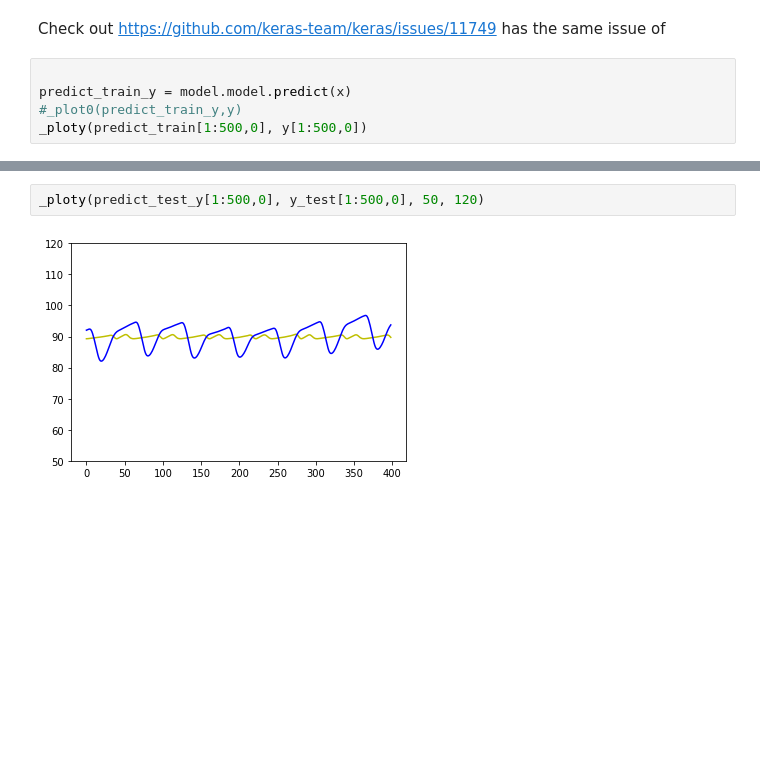
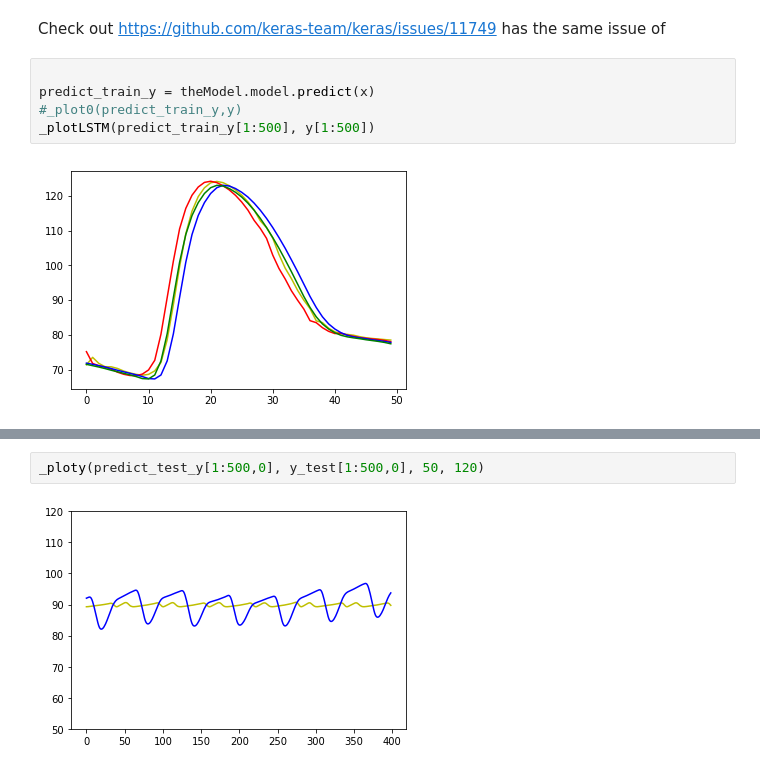
Before and after one commit to hossein20s/Average_Blood_Pressure_estimation, a Jupyter notebook: PPG2BloodPressure.ipynb, the cells around one changed output, grey strips where cells are left out. Drawn from its saved outputs; the diff is of its cells as text; blank space fills up the shorter version.

```diff
--- a/PPG2BloodPressure.ipynb
+++ b/PPG2BloodPressure.ipynb
@@ -533,6 +204,8 @@ Time taken: 0:00:10.302367
 Check out https://github.com/keras-team/keras/issues/11749 has the same issue of
 # %%
 
-predict_train_y = model.model.predict(x)
+predict_train_y = theModel.model.predict(x)
 #_plot0(predict_train_y,y)
-_ploty(predict_train[1:500,0], y[1:500,0])
+_plotLSTM(predict_train_y[1:500], y[1:500])
+# %% [output]
+[figure, added]
```
Also changed, not shown: parts of 13 cells of this notebook.
